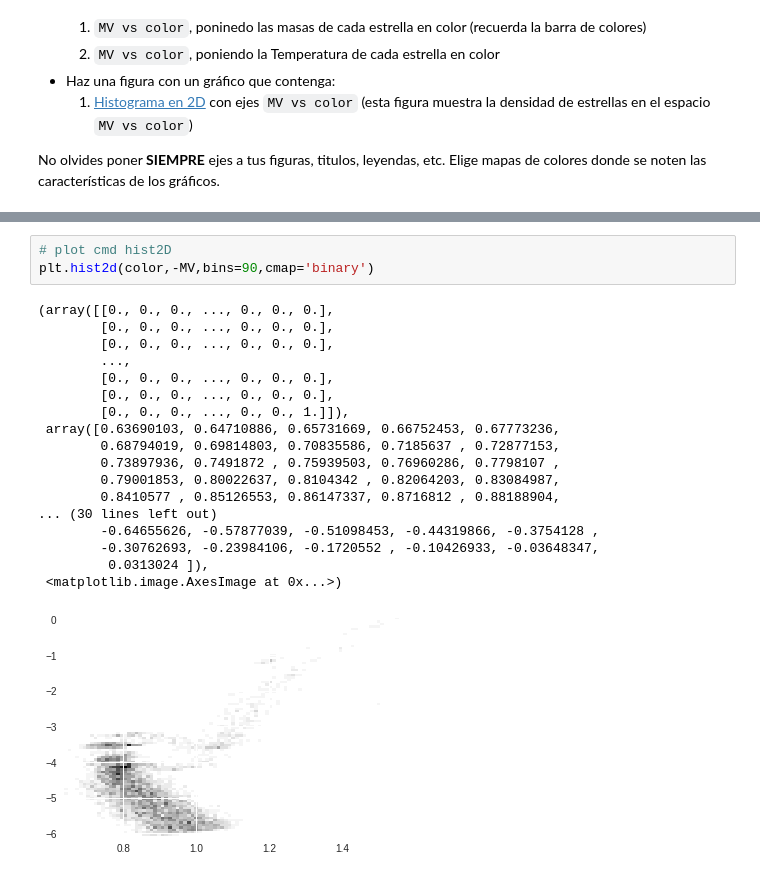
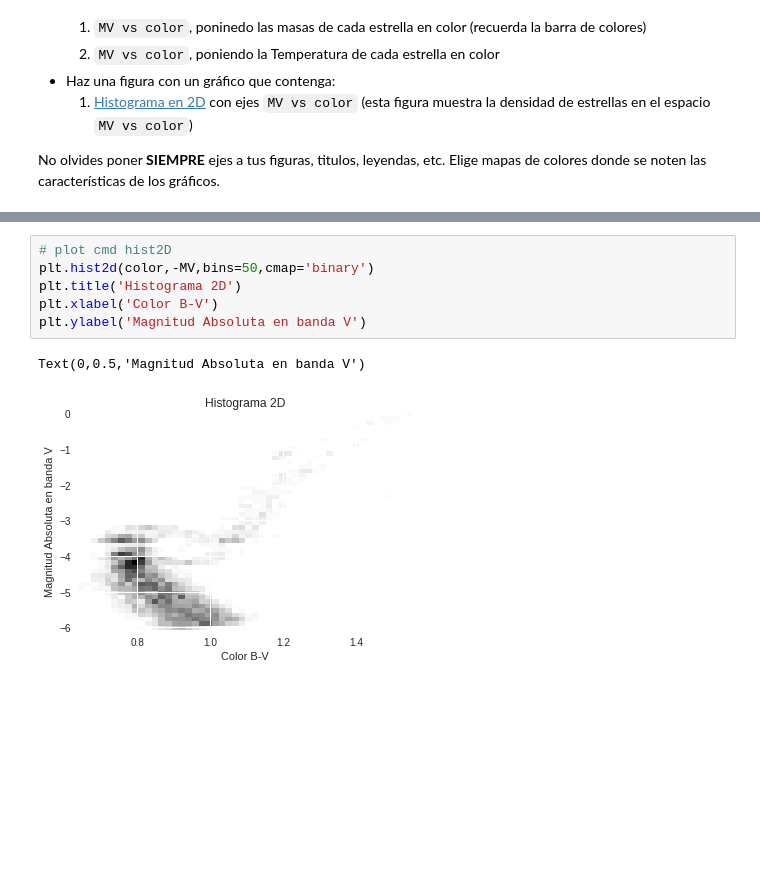
Before and after one commit to DiegoRomanCortes/minitarea2, a Jupyter notebook: minitarea2.ipynb, the cells around one changed output, grey strips where cells are left out. Drawn from its saved outputs; the diff is of its cells as text; blank space fills up the shorter version.

```diff
--- a/minitarea2.ipynb
+++ b/minitarea2.ipynb
@@ -213,22 +213,9 @@ axes[1].legend()
 # %%
 # plot cmd hist2D
-plt.hist2d(color,-MV,bins=90,cmap='binary')
+plt.hist2d(color,-MV,bins=50,cmap='binary')
+plt.title('Histograma 2D')
+plt.xlabel('Color B-V')
+plt.ylabel('Magnitud Absoluta en banda V')
 # %% [output]
-(array([[0., 0., 0., ..., 0., 0., 0.],
-        [0., 0., 0., ..., 0., 0., 0.],
-        [0., 0., 0., ..., 0., 0., 0.],
-        ...,
-        [0., 0., 0., ..., 0., 0., 0.],
-        [0., 0., 0., ..., 0., 0., 0.],
-        [0., 0., 0., ..., 0., 0., 1.]]),
- array([0.63690103, 0.64710886, 0.65731669, 0.66752453, 0.67773236,
-        0.68794019, 0.69814803, 0.70835586, 0.7185637 , 0.72877153,
-        0.73897936, 0.7491872 , 0.75939503, 0.76960286, 0.7798107 ,
-        0.79001853, 0.80022637, 0.8104342 , 0.82064203, 0.83084987,
-        0.8410577 , 0.85126553, 0.86147337, 0.8716812 , 0.88188904,
-... (30 lines left out)
-        -0.64655626, -0.57877039, -0.51098453, -0.44319866, -0.3754128 ,
-        -0.30762693, -0.23984106, -0.1720552 , -0.10426933, -0.03648347,
-         0.0313024 ]),
- <matplotlib.image.AxesImage at 0x...>)
+Text(0,0.5,'Magnitud Absoluta en banda V')
-[figure, old version]
+[figure, new version]
```
Also changed, not shown: parts of 2 cells of this notebook.
